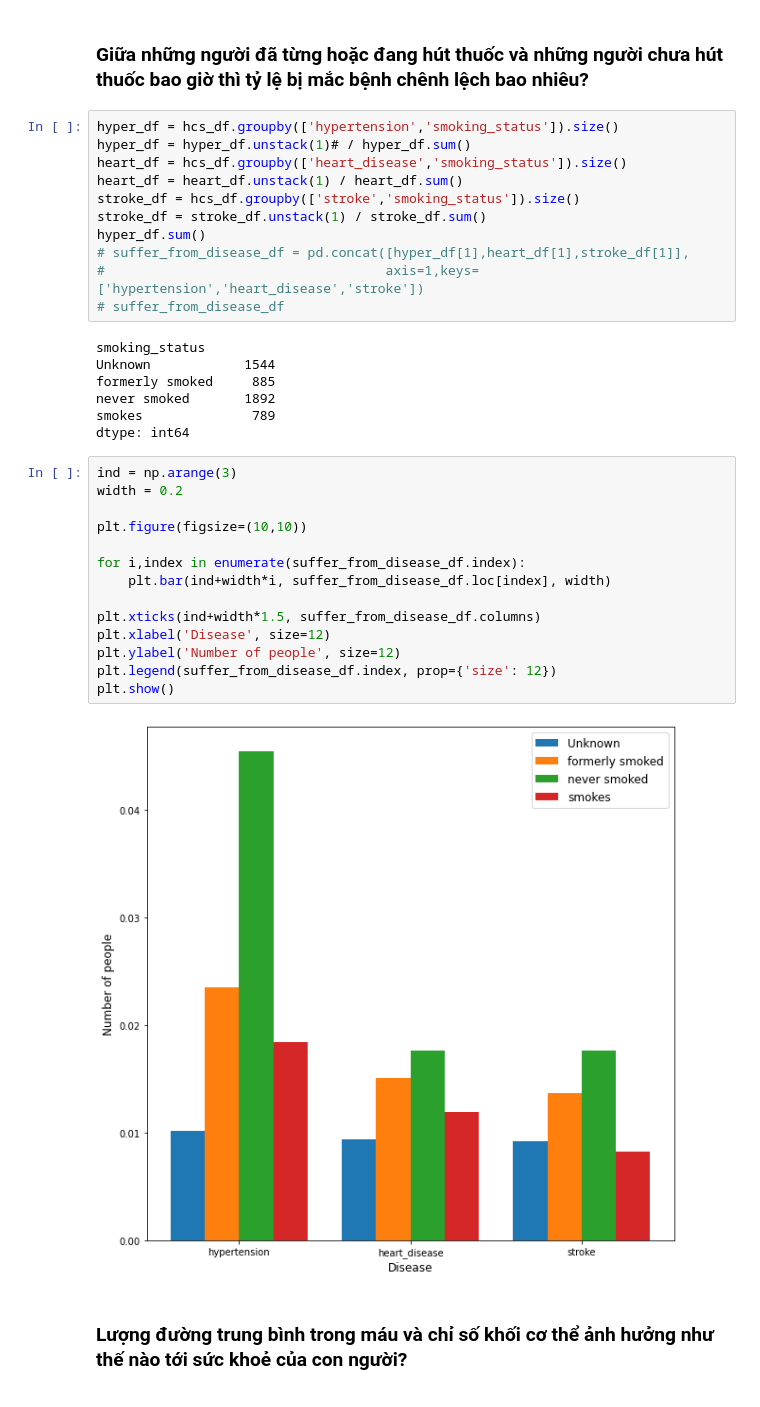
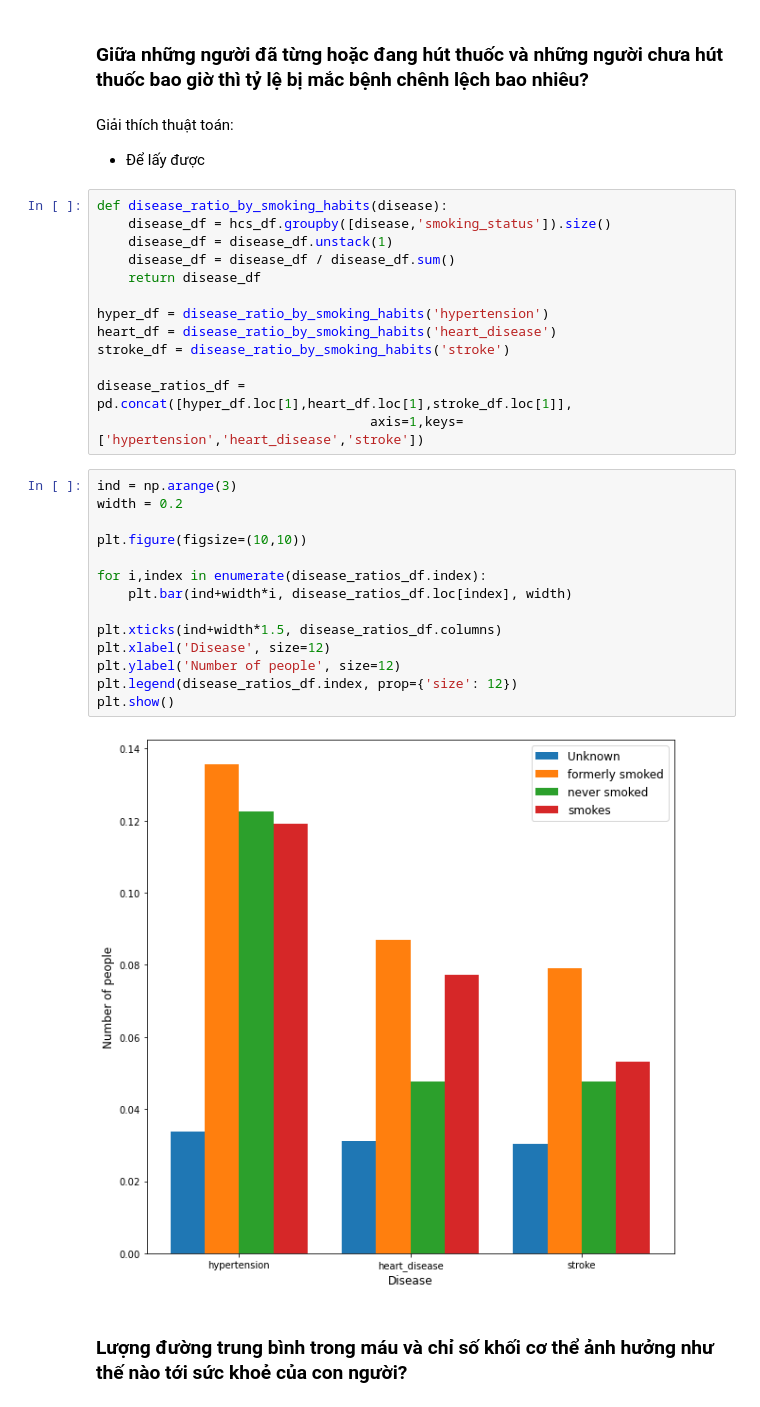
Before and after one commit to luthevy/LTKHDL_Final, a Jupyter notebook: 19127009_19127416.ipynb, the cells around one changed output. Drawn from its saved outputs; the diff is of its cells as text.

```diff
--- a/19127009_19127416.ipynb
+++ b/19127009_19127416.ipynb
@@ -162,39 +162,37 @@ cate_col_profiles_df = cate_col_profiles_df.rename(index={'unique_non_null': 'di
 ## Phân tích dữ liệu để trả lời cho các câu hỏi
 # %% [markdown]
 ### Giữa những người đã từng hoặc đang hút thuốc và những người chưa hút thuốc bao giờ thì tỷ lệ bị mắc bệnh chênh lệch bao nhiêu?
+# %% [markdown]
+Giải thích thuật toán:
+- Để lấy được
 # %%
-hyper_df = hcs_df.groupby(['hypertension','smoking_status']).size()
-hyper_df = hyper_df.unstack(1)# / hyper_df.sum()
-heart_df = hcs_df.groupby(['heart_disease','smoking_status']).size()
-heart_df = heart_df.unstack(1) / heart_df.sum()
-stroke_df = hcs_df.groupby(['stroke','smoking_status']).size()
-stroke_df = stroke_df.unstack(1) / stroke_df.sum()
-hyper_df.sum()
-# suffer_from_disease_df = pd.concat([hyper_df[1],heart_df[1],stroke_df[1]],
-#                                    axis=1,keys=['hypertension','heart_disease','stroke'])
-# suffer_from_disease_df
+def disease_ratio_by_smoking_habits(disease):
+    disease_df = hcs_df.groupby([disease,'smoking_status']).size()
+    disease_df = disease_df.unstack(1)
+    disease_df = disease_df / disease_df.sum()
+    return disease_df
+
+hyper_df = disease_ratio_by_smoking_habits('hypertension')
+heart_df = disease_ratio_by_smoking_habits('heart_disease')
+stroke_df = disease_ratio_by_smoking_habits('stroke')
+
+disease_ratios_df = pd.concat([hyper_df.loc[1],heart_df.loc[1],stroke_df.loc[1]],
+                                   axis=1,keys=['hypertension','heart_disease','stroke'])
-# %% [output]
-smoking_status
-Unknown            1544
-formerly smoked     885
-never smoked       1892
-smokes              789
-dtype: int64
 # %%
 ind = np.arange(3)
 width = 0.2
 
 plt.figure(figsize=(10,10))
 
-for i,index in enumerate(suffer_from_disease_df.index):
-    plt.bar(ind+width*i, suffer_from_disease_df.loc[index], width)
+for i,index in enumerate(disease_ratios_df.index):
+    plt.bar(ind+width*i, disease_ratios_df.loc[index], width)
 
-plt.xticks(ind+width*1.5, suffer_from_disease_df.columns)
+plt.xticks(ind+width*1.5, disease_ratios_df.columns)
 plt.xlabel('Disease', size=12)
 plt.ylabel('Number of people', size=12)
-plt.legend(suffer_from_disease_df.index, prop={'size': 12})
+plt.legend(disease_ratios_df.index, prop={'size': 12})
 plt.show()
 # %% [output]
-[figure, old version]
+[figure, new version]
 # %% [markdown]
 ### Lượng đường trung bình trong máu và chỉ số khối cơ thể ảnh hưởng như thế nào tới sức khoẻ của con người?
```
